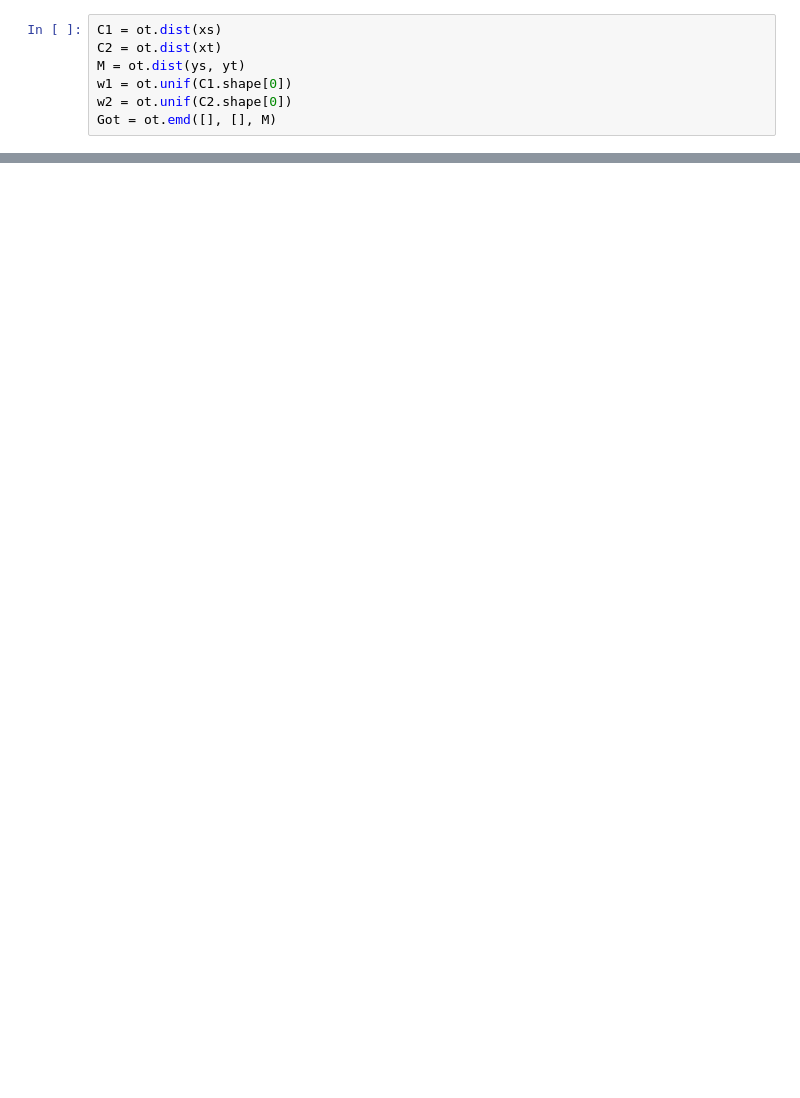
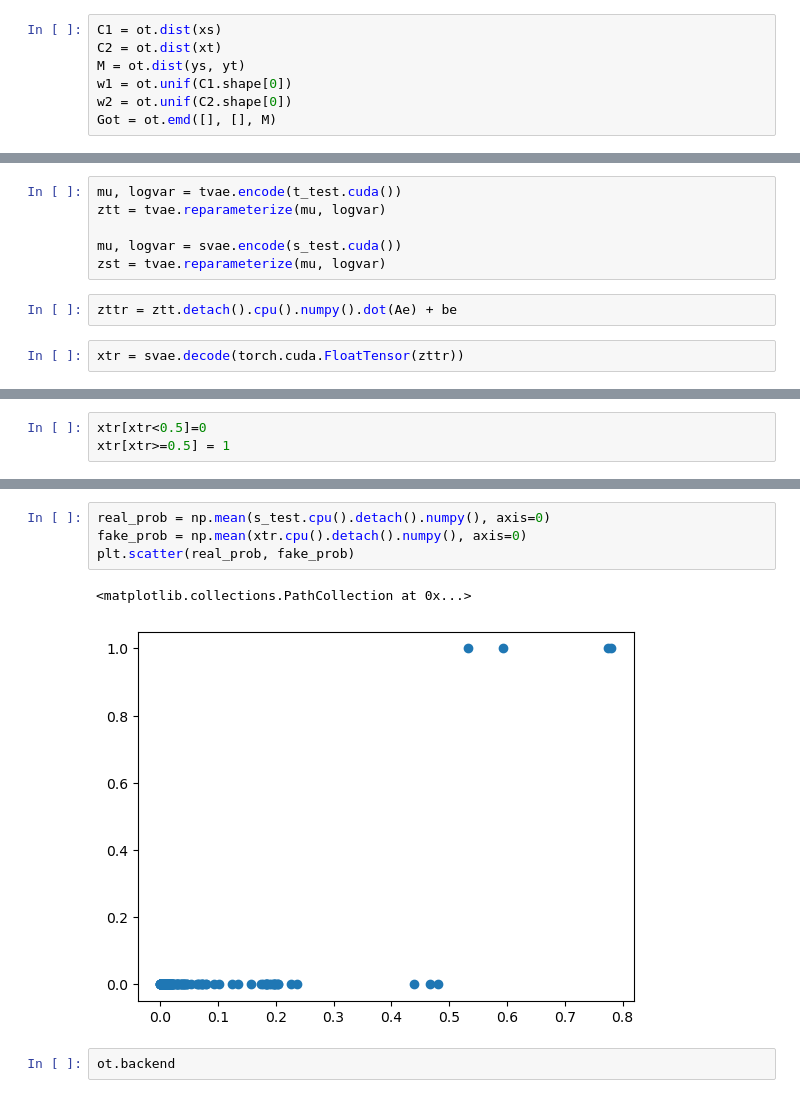
Before and after one commit to hehuannb/FlexGen-EHR, a Jupyter notebook: eval_scripts/umap_vis.ipynb, the cells around one changed output, grey strips where cells are left out. Drawn from its saved outputs; the diff is of its cells as text; blank space fills up the shorter version.

```diff
--- a/eval_scripts/umap_vis.ipynb
+++ b/eval_scripts/umap_vis.ipynb
@@ -237,0 +211,10 @@ pl.show()
+# %%
+mu, logvar = tvae.encode(t_test.cuda())
+ztt = tvae.reparameterize(mu, logvar)
+
+mu, logvar = svae.encode(s_test.cuda())
+zst = tvae.reparameterize(mu, logvar)
+# %%
+zttr = ztt.detach().cpu().numpy().dot(Ae) + be
+# %%
+xtr = svae.decode(torch.cuda.FloatTensor(zttr))
@@ -237,0 +231,3 @@ pl.show()
+# %%
+xtr[xtr<0.5]=0
+xtr[xtr>=0.5] = 1
@@ -237,0 +248,9 @@ pl.show()
+# %%
+real_prob = np.mean(s_test.cpu().detach().numpy(), axis=0)
+fake_prob = np.mean(xtr.cpu().detach().numpy(), axis=0)
+plt.scatter(real_prob, fake_prob)
+# %% [output]
+<matplotlib.collections.PathCollection at 0x...>
+[figure, added]
+# %%
+ot.backend
```
Also changed, not shown: parts of 32 cells of this notebook, 3 other files.
